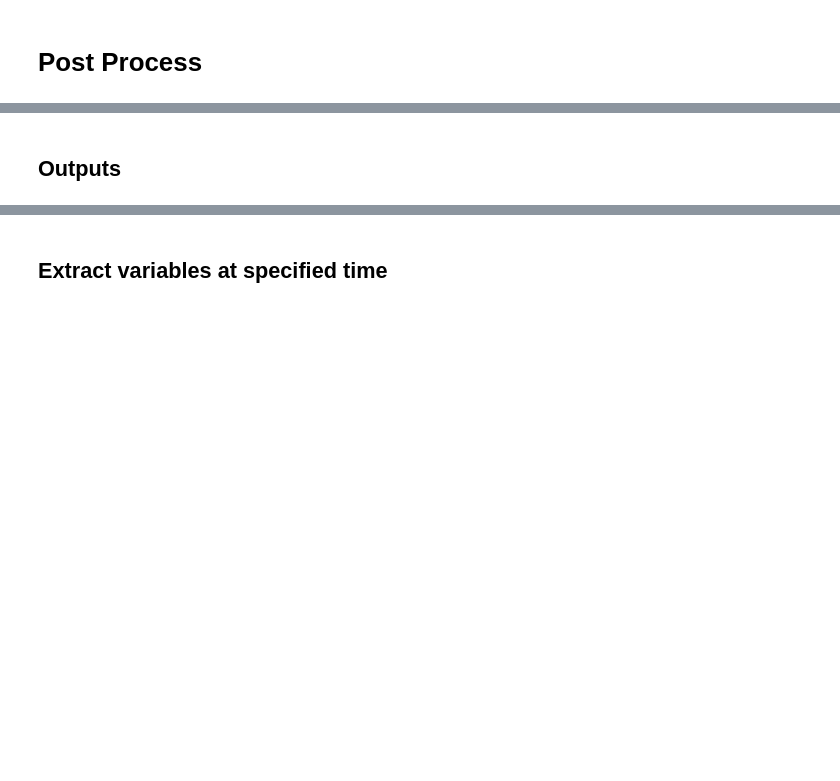
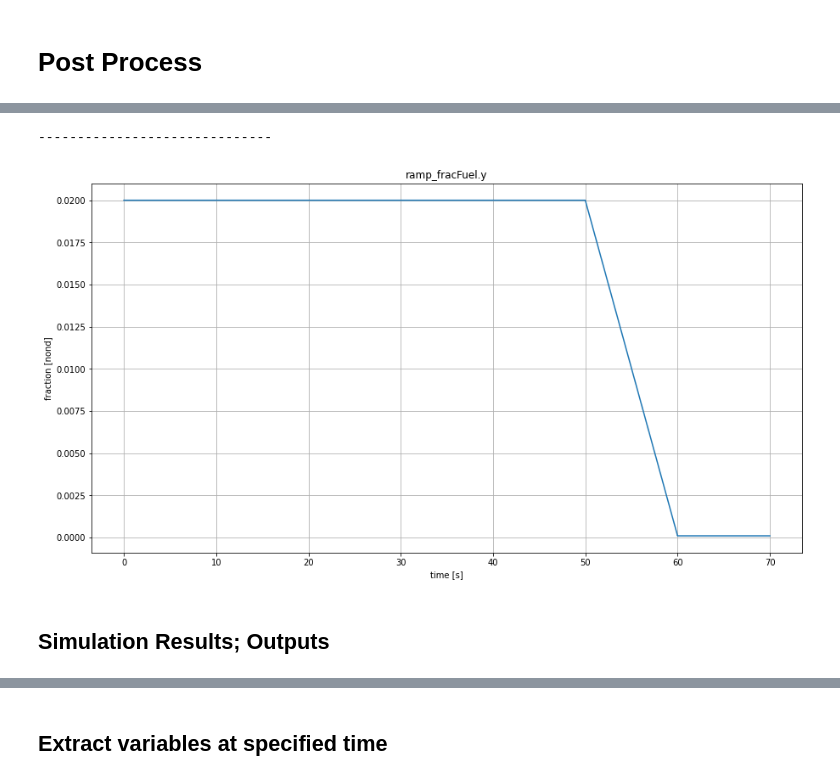
Before and after one commit to zeta-plusplus/PropulsionSystem, a Jupyter notebook: Jupyter/ThermodynamicCycles.OttoCycleIdeal00_ex01_rev002.ipynb, the cells around one changed output, grey strips where cells are left out. Saved outputs shown, nothing was run; the diff lists cells and outputs as text; code cells hidden in the pictures; blank space fills up the shorter version.

```diff
--- a/Jupyter/ThermodynamicCycles.OttoCycleIdeal00_ex01_rev002.ipynb
+++ b/Jupyter/ThermodynamicCycles.OttoCycleIdeal00_ex01_rev002.ipynb
@@ -299,15 +450,19 @@ print('------------------------------')
 # %%
+i_df=0
 varName="ramp_fracFuel.y"
 ylabel='fraction [nond]'
 
 time= df[i_df].loc[:,'time']
 var= df[i_df].loc[:,varName]
 fig.append(plt.figure(figsize=(15,8)))
 plt.xlabel('time [s]')
 plt.ylabel(ylabel)
 plt.plot(time, var)
 plt.title(varName)
 plt.grid()
 print('------------------------------')
+# %% [output]
+------------------------------
+[figure, added]
 # %% [markdown]
-<h2>Outputs</h2>
+<h2>Simulation Results; Outputs</h2>
```
Also changed, not shown: parts of 26 cells of this notebook.
